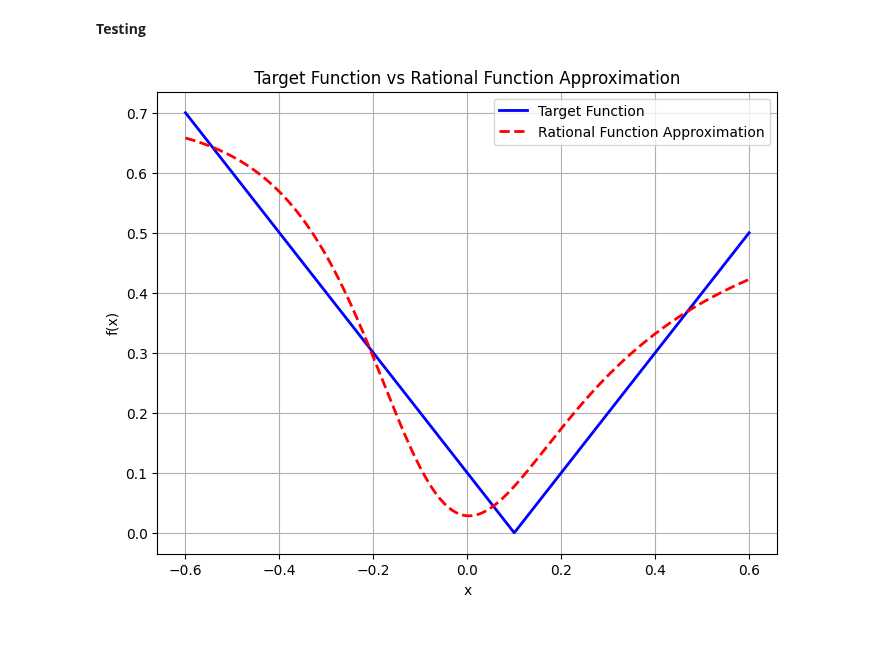
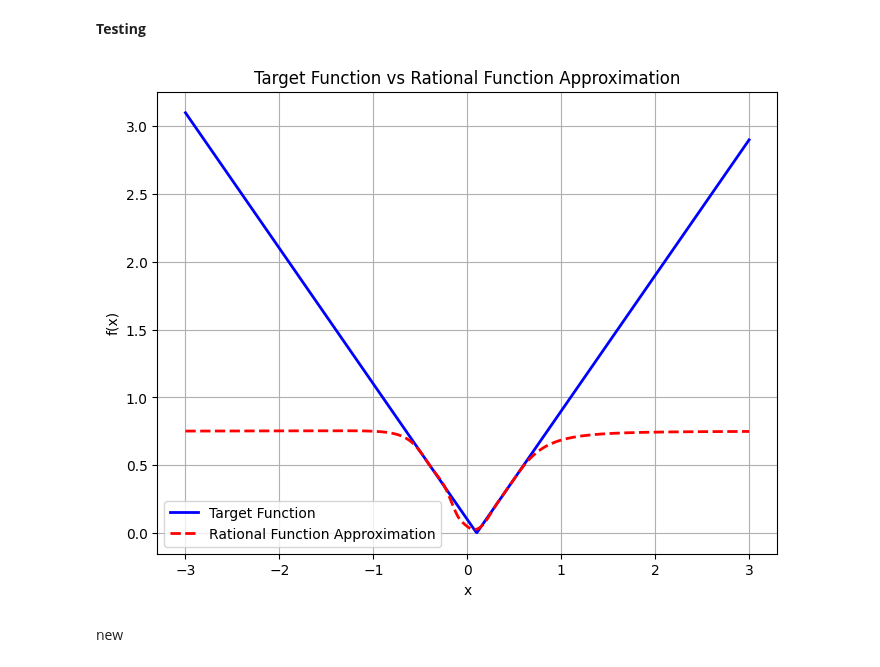
Before and after one commit to AP-047/RClass-Classification-by-Rational-Approximation, a Jupyter notebook: notebooks/1D_optimization.ipynb, the cells around one changed output. Drawn from its saved outputs; the diff is of its cells as text; code cells hidden in the pictures; blank space fills up the shorter version.

```diff
--- a/notebooks/1D_optimization.ipynb
+++ b/notebooks/1D_optimization.ipynb
@@ -2,0 +73,17 @@
+# %%
+import cupy as cp
+
+# Allocate a large array
+x = cp.random.random((10**8,), dtype=cp.float32)  # Large array to stress GPU
+
+# Check GPU memory usage
+mempool = cp.get_default_memory_pool()
+print("Used GPU memory (bytes):", mempool.used_bytes())
+
+# Perform computations
+y = x ** 2
+z = cp.sum(y)
+
+# Sync and check memory usage again
+cp.cuda.Device().synchronize()
+print("Used GPU memory after computations (bytes):", mempool.used_bytes())
@@ -132,29 +253,36 @@ rational_function: <function rational_function at 0x...>
 # %%
 import matplotlib.pyplot as plt
 
 def plot_functions(target_function, rational_function, alpha, beta, x_range):
     # Generate points for the plot
-    x_test = np.linspace(x_range[0], x_range[1], 500)
-    y_target = target_function(x_test)
-    y_rational = [rational_function(x, alpha, beta) for x in x_test]
+    x_test = cp.linspace(x_range[0], x_range[1], 500)  # Use CuPy for GPU computations
+    y_target = target_function(x_test)  # Compute the target function values
+    y_rational = cp.array([rational_function(x, alpha, beta) for x in x_test])  # Compute rational function values
+
+    # Convert CuPy arrays to NumPy for plotting
+    x_test = cp.asnumpy(x_test)
+    y_target = cp.asnumpy(y_target)
+    y_rational = cp.asnumpy(y_rational)
 
     # Plot the functions
     plt.figure(figsize=(8, 6))
     plt.plot(x_test, y_target, label="Target Function", color="blue", linewidth=2)
     plt.plot(x_test, y_rational, label="Rational Function Approximation", color="red", linestyle="--", linewidth=2)
     plt.xlabel("x")
     plt.ylabel("f(x)")
     plt.title("Target Function vs Rational Function Approximation")
     plt.legend()
     plt.grid(True)
     plt.show()
 
 # Main execution for plotting
 if __name__ == "__main__":
     # Test points range for plotting
-    x_range = [-0.6, 0.6]
+    x_range = [-3, 3]
 
     # Call the plotting function
     plot_functions(target_function, rational_function, optimal_alpha, optimal_beta, x_range)
 # %% [output]
-[figure, old version]
+[figure, new version]
+# %% [markdown]
+new
```
Also changed, not shown: parts of 20 cells of this notebook.
